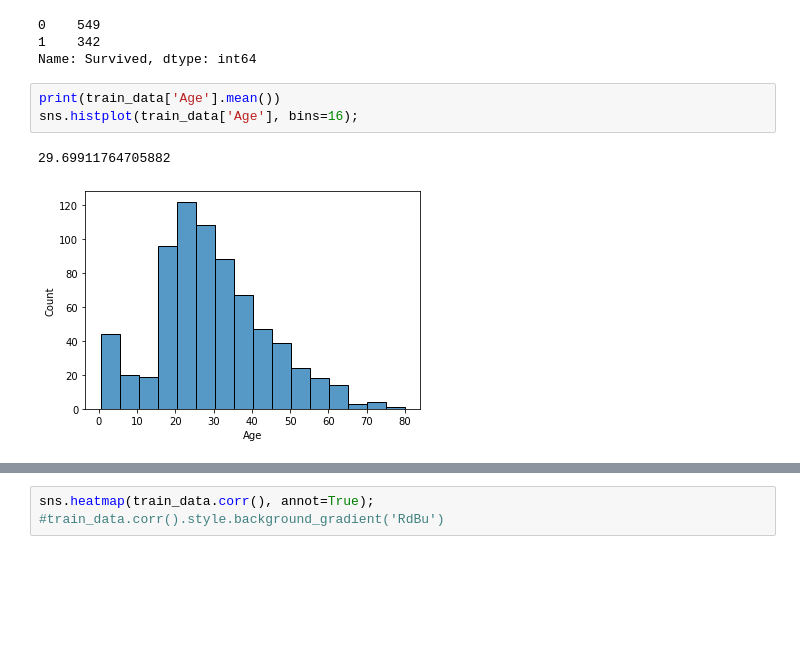
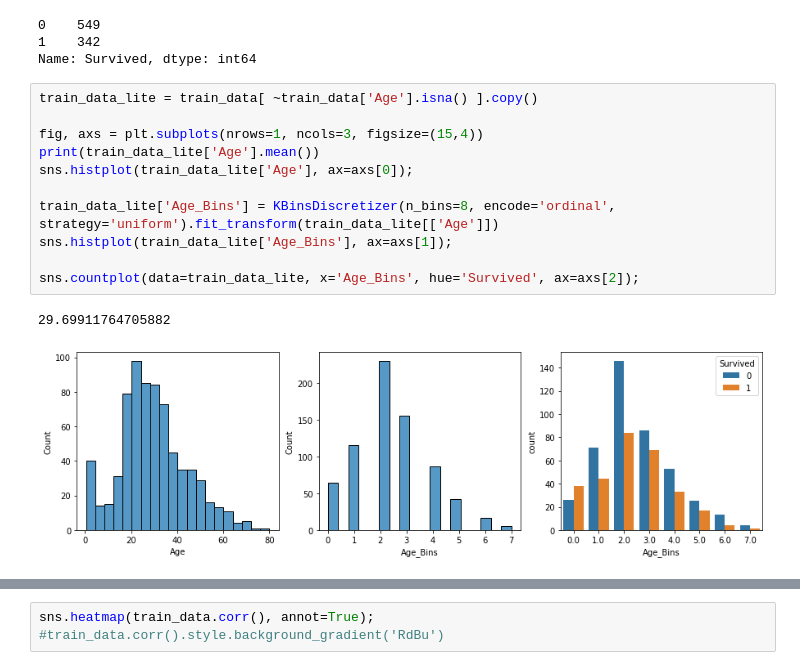
Before and after one commit to csar95/Kaggle-Titanic, a Jupyter notebook: EDA.ipynb, the cells around one changed output, grey strips where cells are left out. Cells and saved outputs as stored; diff of their text form; blank space fills up the shorter version.

```diff
--- a/EDA.ipynb
+++ b/EDA.ipynb
@@ -65,9 +65,17 @@ train_data.Survived.value_counts()
 0    549
 1    342
 Name: Survived, dtype: int64
-# %%
-print(train_data['Age'].mean())
-sns.histplot(train_data['Age'], bins=16);
-# %% [output]
-29.69911764705882
-[figure, removed]
+# %%
+train_data_lite = train_data[ ~train_data['Age'].isna() ].copy()
+
+fig, axs = plt.subplots(nrows=1, ncols=3, figsize=(15,4))
+print(train_data_lite['Age'].mean())
+sns.histplot(train_data_lite['Age'], ax=axs[0]);
+
+train_data_lite['Age_Bins'] = KBinsDiscretizer(n_bins=8, encode='ordinal', strategy='uniform').fit_transform(train_data_lite[['Age']])
+sns.histplot(train_data_lite['Age_Bins'], ax=axs[1]);
+
+sns.countplot(data=train_data_lite, x='Age_Bins', hue='Survived', ax=axs[2]);
+# %% [output]
+29.69911764705882
+[figure, added]
```
Also changed, not shown: parts of 5 cells of this notebook, 9 other files.
